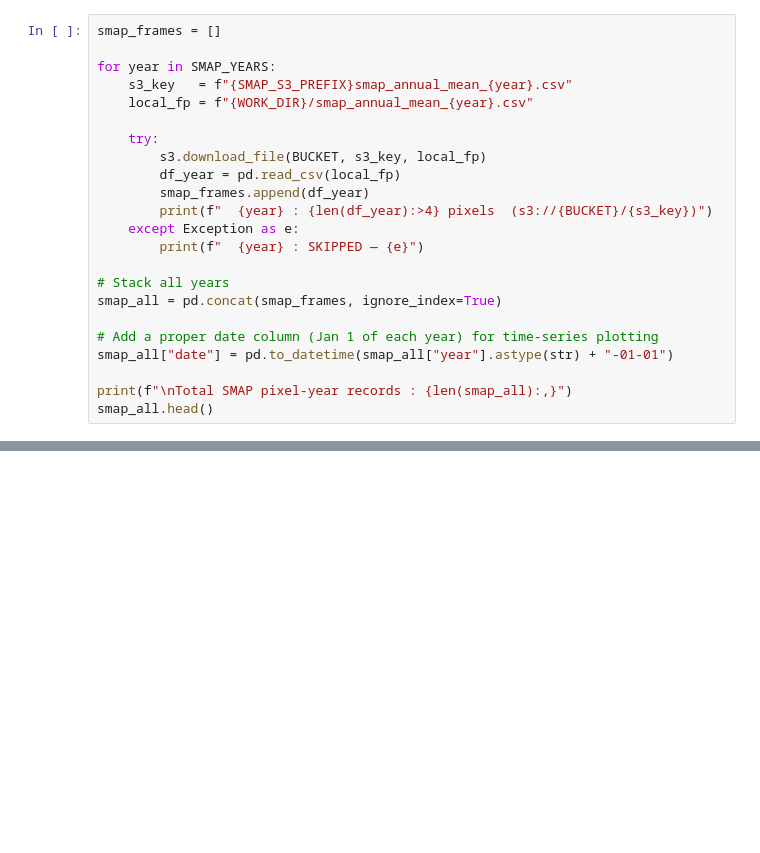
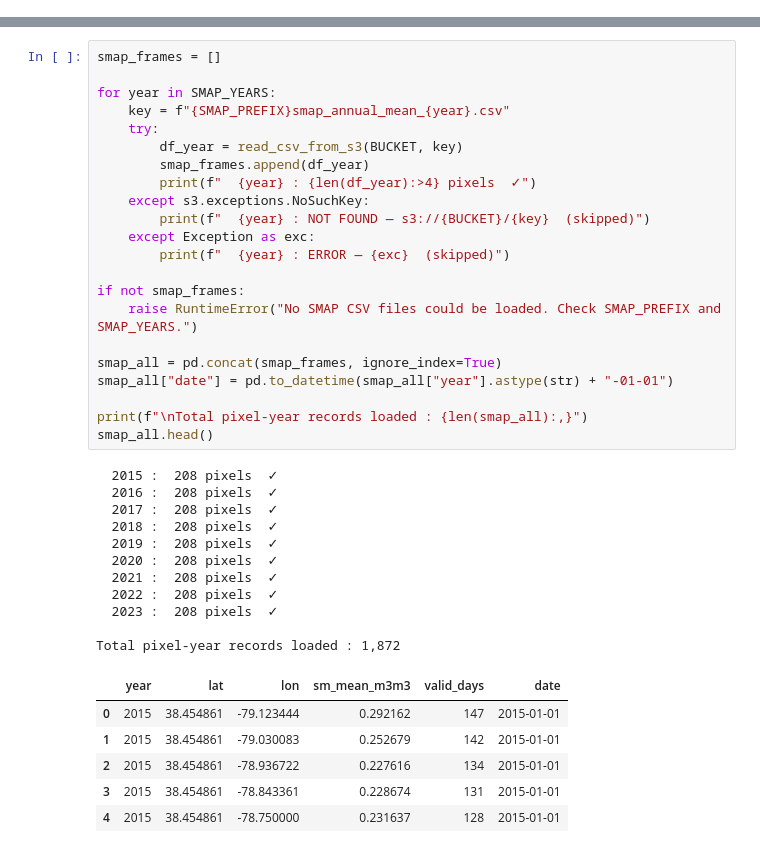
Before and after one commit to d26clarke/DS6015-006_TheCapstoneRepo, a Jupyter notebook: python/notebooks/2_build_dataframes.ipynb, the cells around one changed output, grey strips where cells are left out. Saved outputs shown, nothing was run; the diff lists cells and outputs as text; blank space fills up the shorter version.

```diff
--- a/python/notebooks/2_build_dataframes.ipynb
+++ b/python/notebooks/2_build_dataframes.ipynb
@@ -56,23 +0,0 @@ so Plotly's `px.line` can use it as a time axis.
-# %%
-smap_frames = []
-
-for year in SMAP_YEARS:
-    s3_key   = f"{SMAP_S3_PREFIX}smap_annual_mean_{year}.csv"
-    local_fp = f"{WORK_DIR}/smap_annual_mean_{year}.csv"
-
-    try:
-        s3.download_file(BUCKET, s3_key, local_fp)
-        df_year = pd.read_csv(local_fp)
-        smap_frames.append(df_year)
-        print(f"  {year} : {len(df_year):>4} pixels  (s3://{BUCKET}/{s3_key})")
-    except Exception as e:
-        print(f"  {year} : SKIPPED — {e}")
-
-# Stack all years
-smap_all = pd.concat(smap_frames, ignore_index=True)
-
-# Add a proper date column (Jan 1 of each year) for time-series plotting
-smap_all["date"] = pd.to_datetime(smap_all["year"].astype(str) + "-01-01")
-
-print(f"\nTotal SMAP pixel-year records : {len(smap_all):,}")
-smap_all.head()
@@ -356,0 +141,40 @@ print(f"\nAll exports complete. {len(uploaded)} files uploaded to S3.")
+# %%
+smap_frames = []
+
+for year in SMAP_YEARS:
+    key = f"{SMAP_PREFIX}smap_annual_mean_{year}.csv"
+    try:
+        df_year = read_csv_from_s3(BUCKET, key)
+        smap_frames.append(df_year)
+        print(f"  {year} : {len(df_year):>4} pixels  ✓")
+    except s3.exceptions.NoSuchKey:
+        print(f"  {year} : NOT FOUND — s3://{BUCKET}/{key}  (skipped)")
+    except Exception as exc:
+        print(f"  {year} : ERROR — {exc}  (skipped)")
+
+if not smap_frames:
+    raise RuntimeError("No SMAP CSV files could be loaded. Check SMAP_PREFIX and SMAP_YEARS.")
+
+smap_all = pd.concat(smap_frames, ignore_index=True)
+smap_all["date"] = pd.to_datetime(smap_all["year"].astype(str) + "-01-01")
+
+print(f"\nTotal pixel-year records loaded : {len(smap_all):,}")
+smap_all.head()
+# %% [output]
+  2015 :  208 pixels  ✓
+  2016 :  208 pixels  ✓
+  2017 :  208 pixels  ✓
+  2018 :  208 pixels  ✓
+  2019 :  208 pixels  ✓
+  2020 :  208 pixels  ✓
+  2021 :  208 pixels  ✓
+  2022 :  208 pixels  ✓
+  2023 :  208 pixels  ✓
+
+Total pixel-year records loaded : 1,872
+|  | year | lat | lon | sm_mean_m3m3 | valid_days | date |
+| 0 | 2015 | 38.454861 | -79.123444 | 0.292162 | 147 | 2015-01-01 |
+| 1 | 2015 | 38.454861 | -79.030083 | 0.252679 | 142 | 2015-01-01 |
+| 2 | 2015 | 38.454861 | -78.936722 | 0.227616 | 134 | 2015-01-01 |
+| 3 | 2015 | 38.454861 | -78.843361 | 0.228674 | 131 | 2015-01-01 |
+| 4 | 2015 | 38.454861 | -78.750000 | 0.231637 | 128 | 2015-01-01 |
```
Also changed, not shown: parts of 50 cells of this notebook, 38 other files.
